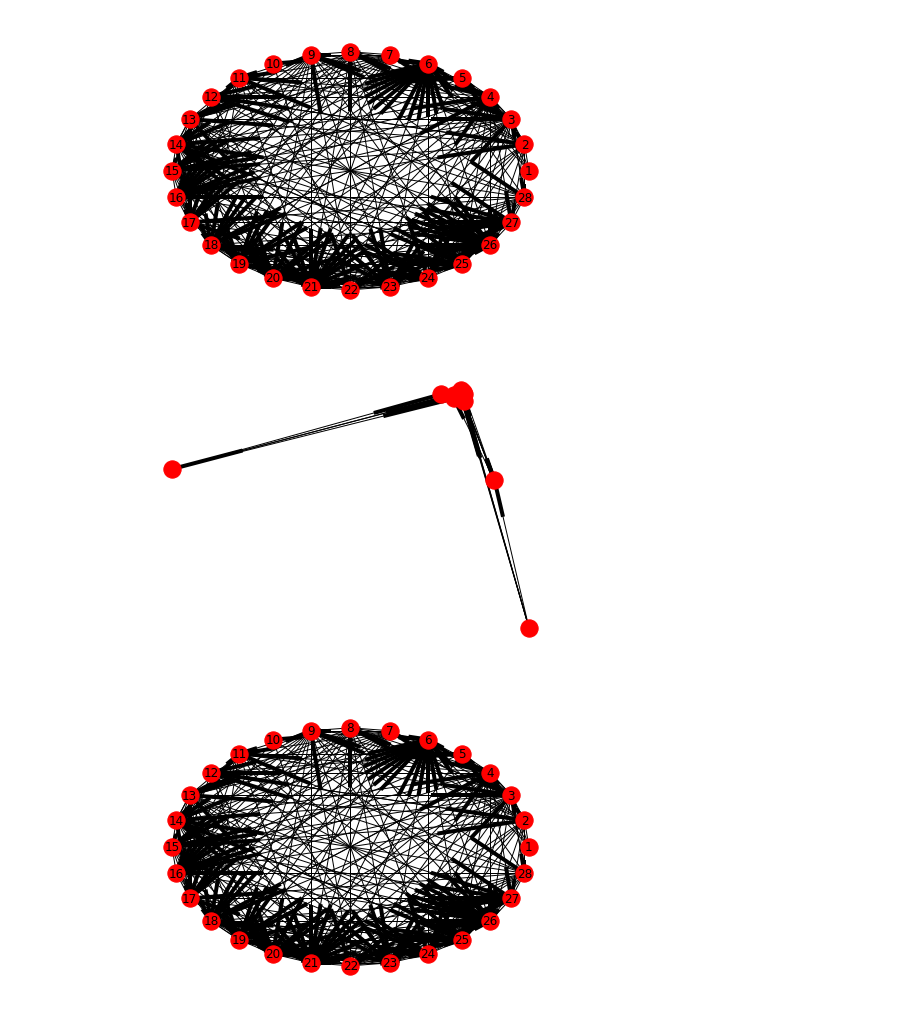
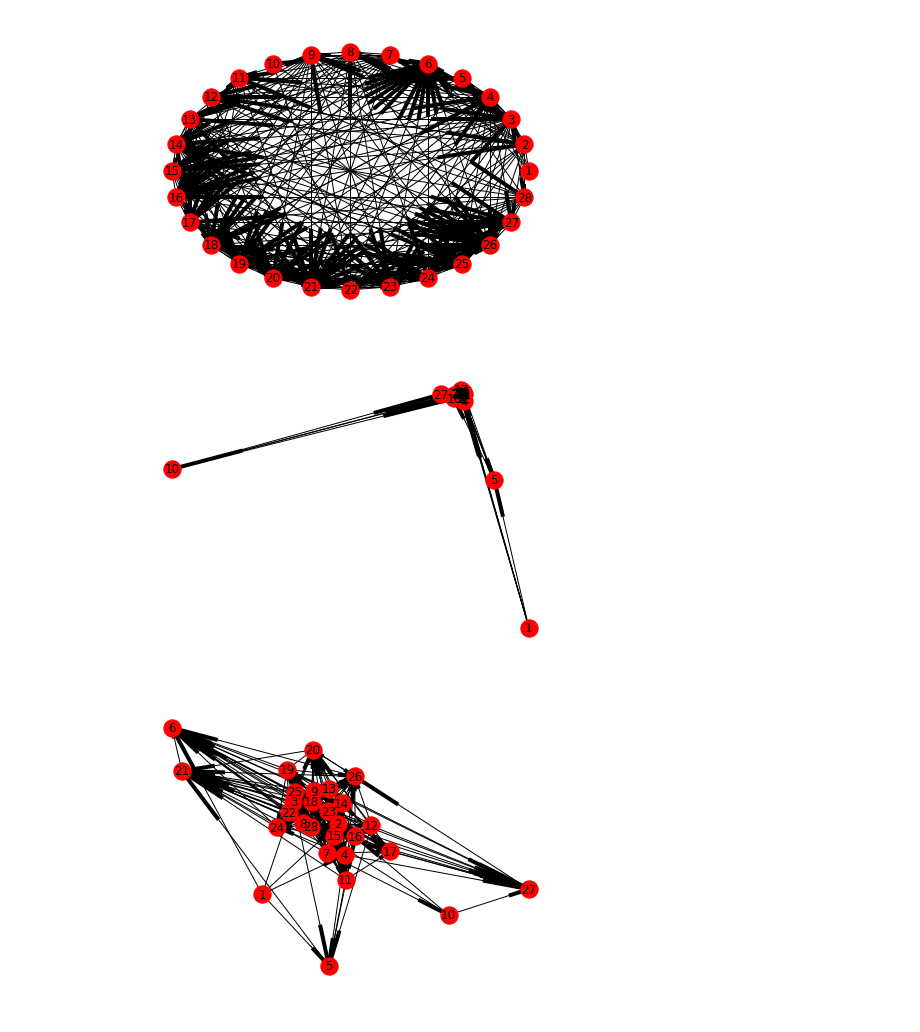
Before and after one commit to kshannon/dse-241, a Jupyter notebook: exercise_5/Exercise5.ipynb, the cells around one changed output. Cells and saved outputs as stored; diff of their text form; code cells hidden in the pictures.

```diff
--- a/exercise_5/Exercise5.ipynb
+++ b/exercise_5/Exercise5.ipynb
@@ -8 +6,5 @@ net = nx.read_graphml("sheep_ml.graphml")
+# %%
+net = nx.read_graphml("data/sheep_ml.graphml")
+# Convert the node IDs from strings to integers for use in D3 script
+net_int = nx.convert_node_labels_to_integers(net, first_label=0, ordering='default', label_attribute=None)
 # %%
@@ -18,10 +16,10 @@ nx.draw_circular(net, with_labels=True)
 # %% [output]
 [figure]
 # %%
-nx.draw_spectral(net)
+nx.draw_spectral(net, with_labels=True)
 # %% [output]
-[figure, old version]
+[figure, new version]
 # %%
-nx.draw_shell(net, with_labels=True)
+nx.draw(net, with_labels=True)
 # %% [output]
-[figure, old version]
+[figure, new version]
```
Also changed, not shown: parts of 15 cells of this notebook.
